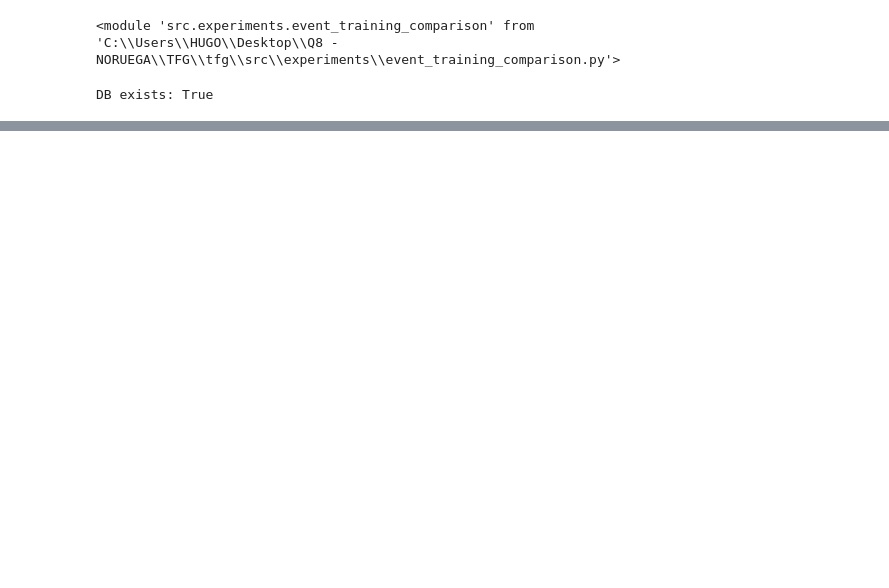
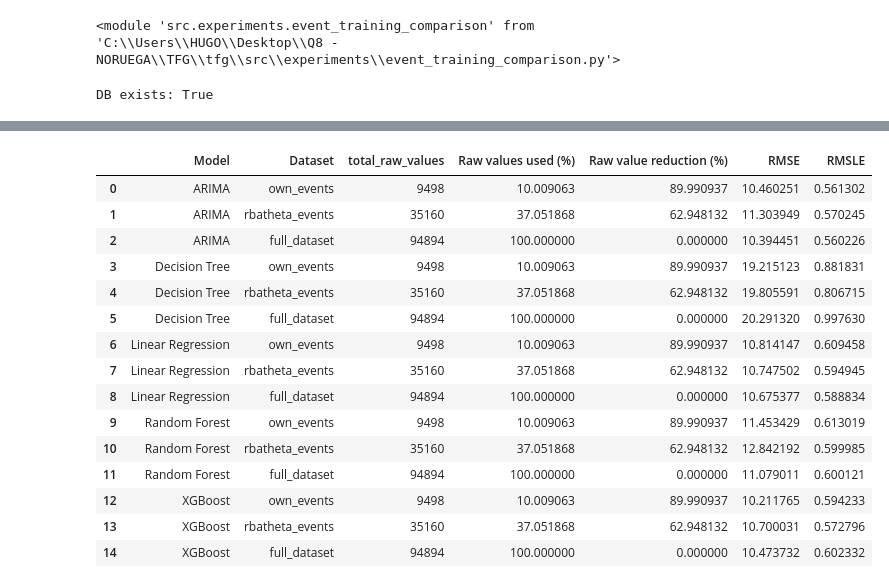
Before and after one commit to huugoox/tfg, a Jupyter notebook: notebooks/Analysis/0X_CommonModel.ipynb, the cells around one changed output, grey strips where cells are left out. Saved outputs shown, nothing was run; the diff lists cells and outputs as text; code cells hidden in the pictures; blank space fills up the shorter version.

```diff
--- a/notebooks/Analysis/0X_CommonModel.ipynb
+++ b/notebooks/Analysis/0X_CommonModel.ipynb
@@ -521,0 +1447,58 @@ Saved: C:\Users\HUGO\Desktop\Q8 - NORUEGA\TFG\tfg\results\event_training_compari
+# %%
+# ============================================================
+# STEP 14 - MERGE PERFORMANCE WITH RAW DATA USAGE
+# ============================================================
+
+performance_table_for_merge = performance_table.copy()
+
+performance_table_for_merge["Dataset"] = performance_table_for_merge["Dataset"].replace({
+    "full_prices": "full_dataset",
+})
+
+performance_vs_data_table = performance_table_for_merge.merge(
+    data_usage_table[
+        [
+            "Dataset",
+            "total_raw_values",
+            "Raw values used (%)",
+            "Raw value reduction (%)",
+        ]
+    ],
+    on="Dataset",
+    how="left",
+)
+
+performance_vs_data_table = performance_vs_data_table[
+    [
+        "Model",
+        "Dataset",
+        "total_raw_values",
+        "Raw values used (%)",
+        "Raw value reduction (%)",
+        "RMSE",
+        "RMSLE",
+    ]
+]
+
+performance_vs_data_table = performance_vs_data_table.sort_values(
+    ["Model", "total_raw_values"]
+).reset_index(drop=True)
+
+performance_vs_data_table
+# %% [output]
+|  | Model | Dataset | total_raw_values | Raw values used (%) | Raw value reduction (%) | RMSE | RMSLE |
+| 0 | ARIMA | own_events | 9498 | 10.009063 | 89.990937 | 10.460251 | 0.561302 |
+| 1 | ARIMA | rbatheta_events | 35160 | 37.051868 | 62.948132 | 11.303949 | 0.570245 |
+| 2 | ARIMA | full_dataset | 94894 | 100.000000 | 0.000000 | 10.394451 | 0.560226 |
+| 3 | Decision Tree | own_events | 9498 | 10.009063 | 89.990937 | 19.215123 | 0.881831 |
+| 4 | Decision Tree | rbatheta_events | 35160 | 37.051868 | 62.948132 | 19.805591 | 0.806715 |
+| 5 | Decision Tree | full_dataset | 94894 | 100.000000 | 0.000000 | 20.291320 | 0.997630 |
+| 6 | Linear Regression | own_events | 9498 | 10.009063 | 89.990937 | 10.814147 | 0.609458 |
+| 7 | Linear Regression | rbatheta_events | 35160 | 37.051868 | 62.948132 | 10.747502 | 0.594945 |
+| 8 | Linear Regression | full_dataset | 94894 | 100.000000 | 0.000000 | 10.675377 | 0.588834 |
+| 9 | Random Forest | own_events | 9498 | 10.009063 | 89.990937 | 11.453429 | 0.613019 |
+| 10 | Random Forest | rbatheta_events | 35160 | 37.051868 | 62.948132 | 12.842192 | 0.599985 |
+| 11 | Random Forest | full_dataset | 94894 | 100.000000 | 0.000000 | 11.079011 | 0.600121 |
+| 12 | XGBoost | own_events | 9498 | 10.009063 | 89.990937 | 10.211765 | 0.594233 |
+| 13 | XGBoost | rbatheta_events | 35160 | 37.051868 | 62.948132 | 10.700031 | 0.572796 |
+| 14 | XGBoost | full_dataset | 94894 | 100.000000 | 0.000000 | 10.473732 | 0.602332 |
```
Also changed, not shown: parts of 28 cells of this notebook.
